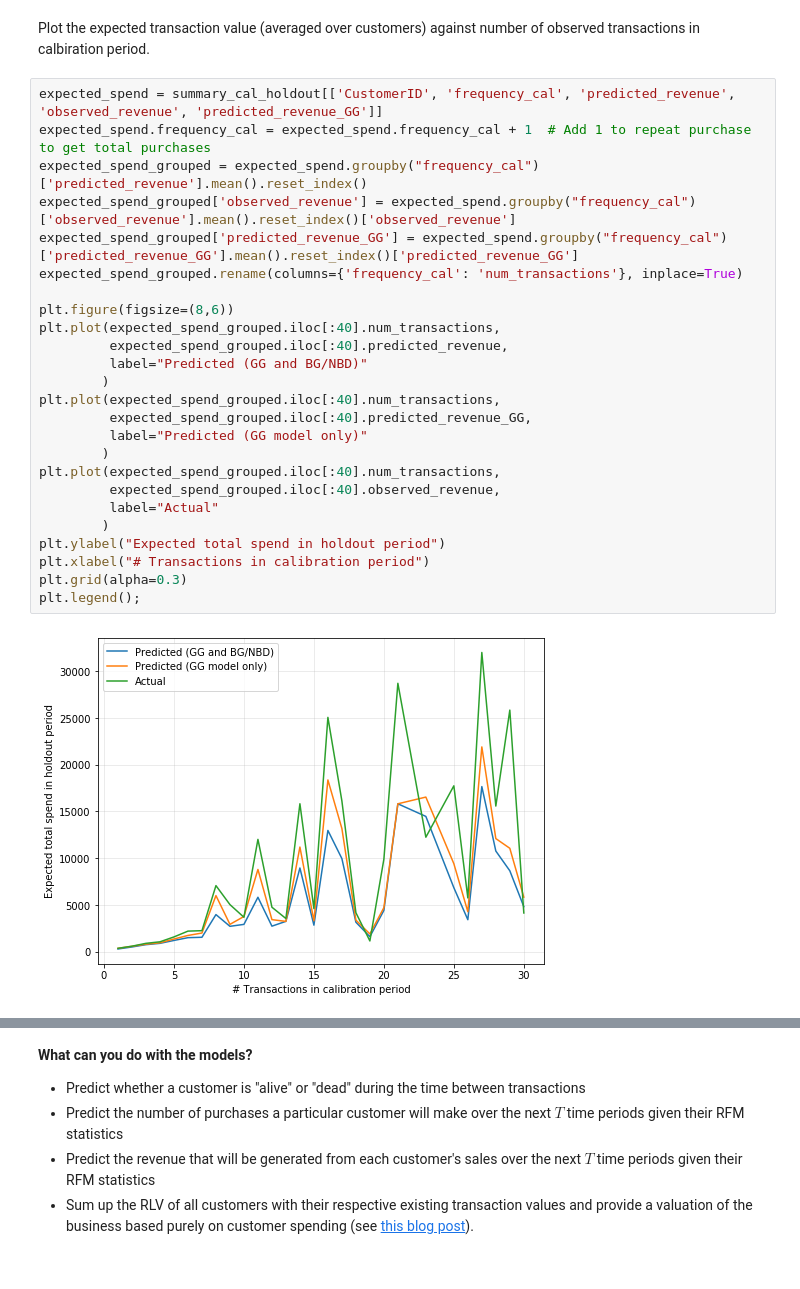
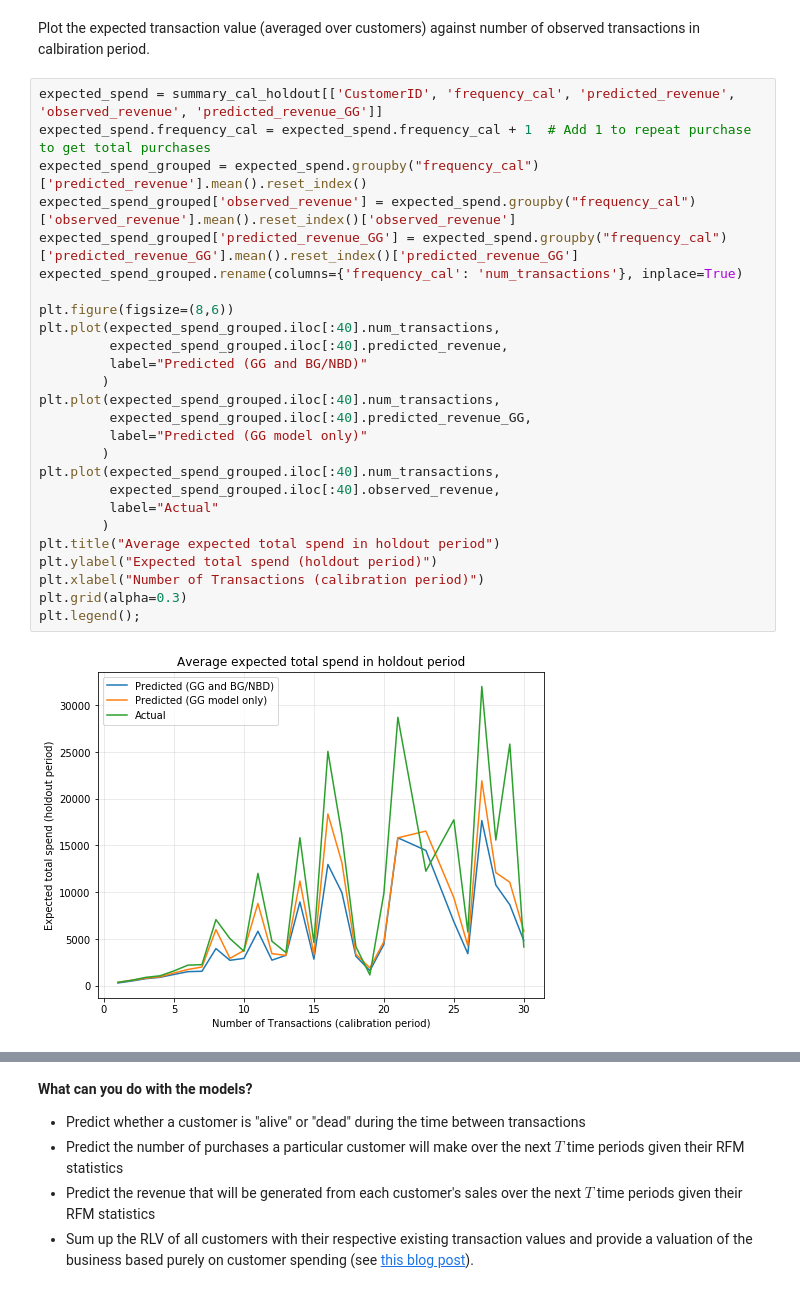
Before and after one commit to W-Tran/Online-Retail, a Jupyter notebook: online_retail.ipynb, the cells around one changed output, grey strips where cells are left out. Saved outputs shown, nothing was run; the diff lists cells and outputs as text.

```diff
--- a/online_retail.ipynb
+++ b/online_retail.ipynb
@@ -887,30 +889,31 @@ Plot the expected transaction value (averaged over customers) against number of
 # %%
 expected_spend = summary_cal_holdout[['CustomerID', 'frequency_cal', 'predicted_revenue', 'observed_revenue', 'predicted_revenue_GG']]
 expected_spend.frequency_cal = expected_spend.frequency_cal + 1  # Add 1 to repeat purchase to get total purchases
 expected_spend_grouped = expected_spend.groupby("frequency_cal")['predicted_revenue'].mean().reset_index()
 expected_spend_grouped['observed_revenue'] = expected_spend.groupby("frequency_cal")['observed_revenue'].mean().reset_index()['observed_revenue']
 expected_spend_grouped['predicted_revenue_GG'] = expected_spend.groupby("frequency_cal")['predicted_revenue_GG'].mean().reset_index()['predicted_revenue_GG']
 expected_spend_grouped.rename(columns={'frequency_cal': 'num_transactions'}, inplace=True)
 
 plt.figure(figsize=(8,6))
 plt.plot(expected_spend_grouped.iloc[:40].num_transactions,
          expected_spend_grouped.iloc[:40].predicted_revenue,
          label="Predicted (GG and BG/NBD)"
         )
 plt.plot(expected_spend_grouped.iloc[:40].num_transactions,
          expected_spend_grouped.iloc[:40].predicted_revenue_GG,
          label="Predicted (GG model only)"
         )
 plt.plot(expected_spend_grouped.iloc[:40].num_transactions,
          expected_spend_grouped.iloc[:40].observed_revenue,
          label="Actual"
         )
-plt.ylabel("Expected total spend in holdout period")
-plt.xlabel("# Transactions in calibration period")
+plt.title("Average expected total spend in holdout period")
+plt.ylabel("Expected total spend (holdout period)")
+plt.xlabel("Number of Transactions (calibration period)")
 plt.grid(alpha=0.3)
 plt.legend();
 # %% [output]
-[figure, old version]
+[figure, new version]
 # %% [markdown]
 **Observations**
 
```
Also changed, not shown: parts of 4 cells of this notebook.
